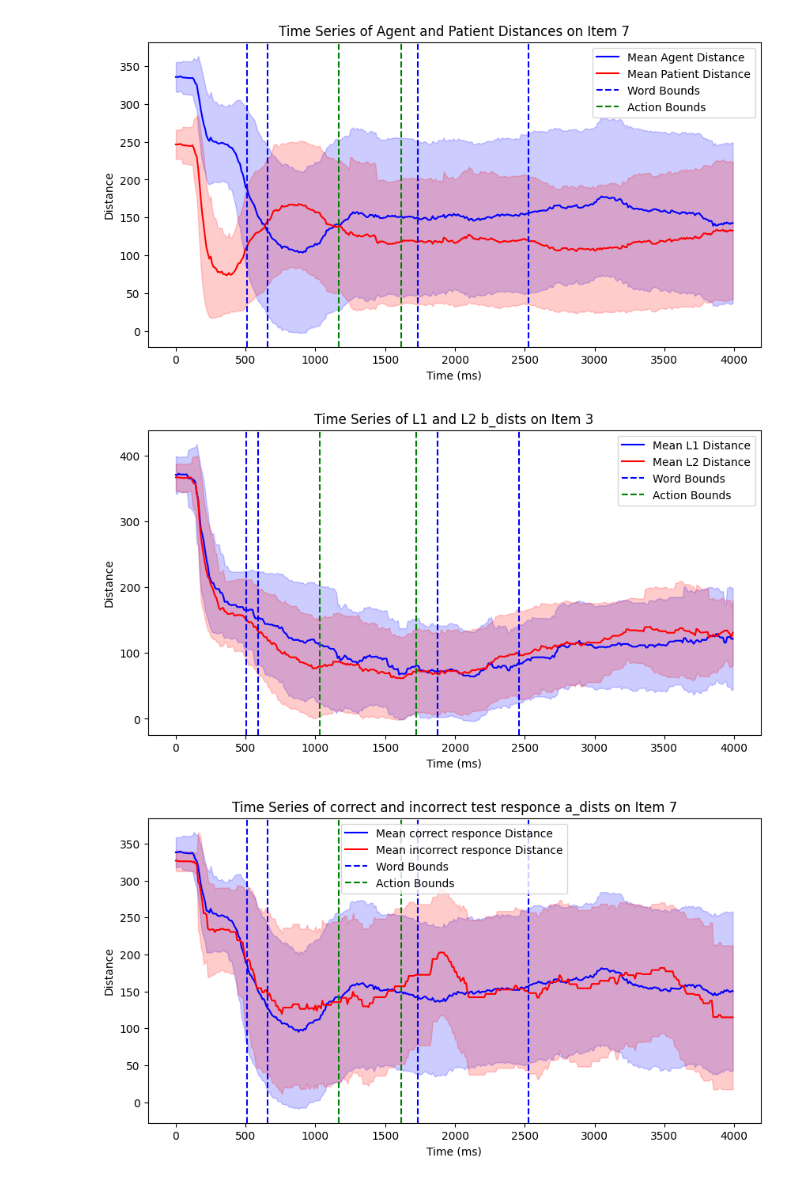
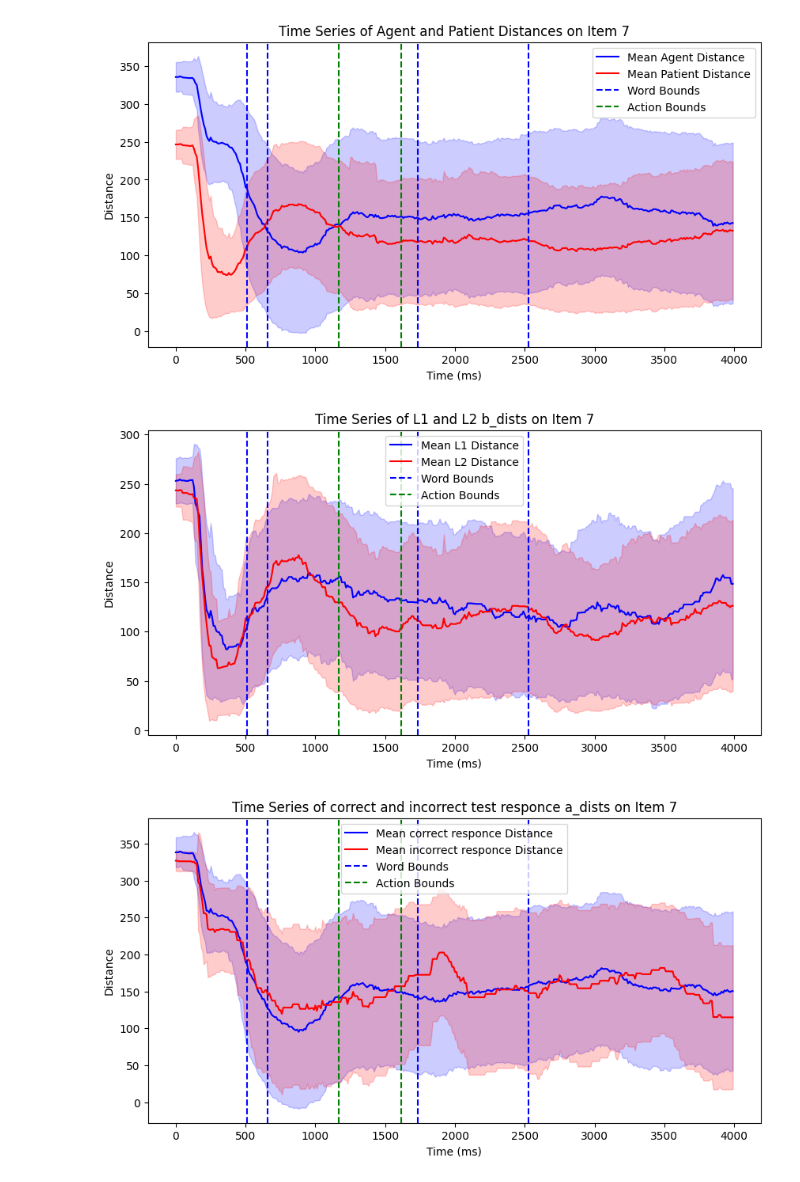
Before and after one commit to Yellowtintin/Clementine-Eye-tracking-thesis, a Jupyter notebook: Data_Exploration.ipynb, the cells around one changed output. Cells and saved outputs as stored; diff of their text form; code cells hidden in the pictures.

```diff
--- a/Data_Exploration.ipynb
+++ b/Data_Exploration.ipynb
@@ -573,9 +0,0 @@ complete_df.to_json("complete_df.json", orient="records", lines=True)
-# %%
-def get_semantic_relationship(trial):
-    nlp = spacy.load('en_core_web_sm')
-    df = results_df[results_df['subitem'] == trial]
-    agent = nlp(df['agent'].unique()[0])
-    patient = nlp(df['patient'].unique()[0])
-
-    similarity = agent.similarity(patient)
-    return similarity
@@ -950,7 +691,7 @@ plt.show()
 # %% [output]
 [figure]
 # %%
-test_item = 3
+test_item = 7
 dist_focus = 'b_dists' # Make this two shades of blue and a red version for patient
 
 # Filter DataFrame for the test item
@@ -1001,34 +742,34 @@ plt.fill_between(time_points,
 
 #line3, = plt.plot(time_points, BI_mean, label="Mean BI Agent Distance", color='g')
 #plt.fill_between(time_points,
                  #BI_mean - np.sqrt(BI_var),
                  #BI_mean + np.sqrt(BI_var),
                  #color='g', alpha=0.2)
 
 # Add vertical lines for onsets and offsets
 line4 = plt.axvline(x=the1_onset, color='b', linestyle='--', label="The1 Onset")
 line5 = plt.axvline(x=agent_onset, color='b', linestyle='--', label="Agent Onset")
 line6 = plt.axvline(x=agent_offset, color='g', linestyle='--', label="Agent Offset")
 line7 = plt.axvline(x=the2_onset, color='g', linestyle='--', label="The2 Onset")
 line8 = plt.axvline(x=patient_onset, color='b', linestyle='--', label="Patient Onset")
 line9 = plt.axvline(x=patient_offset, color='b', linestyle='--', label="Patient Offset")
 
 # Remove grid lines
 plt.grid(False)
 
 # Include only certain items
 plt.legend([line1, line2, line5, line7],
            ["Mean L1 Distance", "Mean L2 Distance", "Word Bounds", "Action Bounds"])
 
 # Labels and Title
 plt.xlabel("Time (ms)")
 plt.ylabel("Distance")
 plt.title(f"Time Series of L1 and L2 {dist_focus} on Item {test_item}")
 
 # Show the plot
 plt.show()
 # %% [output]
-[figure, old version]
+[figure, new version]
 # %%
 test_item = 7
 dist_focus = 'a_dists'
```
Also changed, not shown: parts of 44 cells of this notebook, 3 other files.
